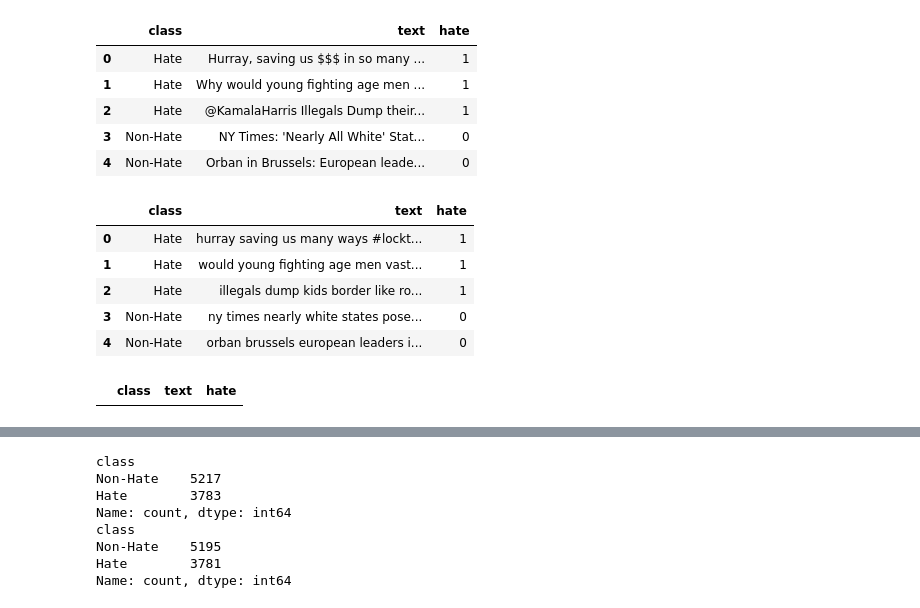
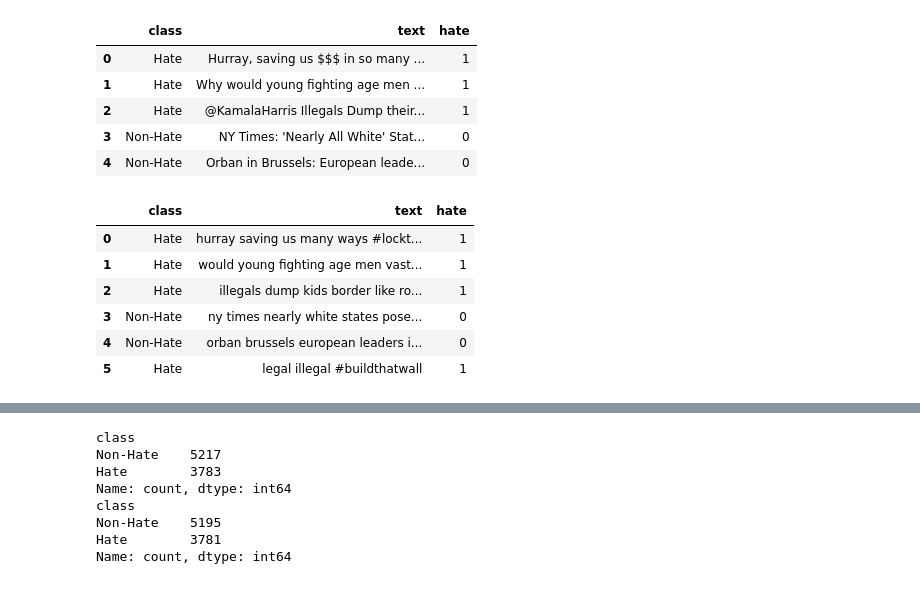
Before and after one commit to yclee98/Hate-speech-detection, a Jupyter notebook: dataset.ipynb, the cells around one changed output, grey strips where cells are left out. Cells and saved outputs as stored; diff of their text form; code cells hidden in the pictures.

```diff
--- a/dataset.ipynb
+++ b/dataset.ipynb
@@ -179,6 +182,6 @@ def clean(text):
 # %%
-cleaned_df = pd.read_csv("Dataset/SE2019/cleaned_data1.csv")
-cleaned_df.head()
+df = pd.read_csv(filepath+"data_needed.csv")
+df.head()
 # %% [output]
 |  | class | text | hate |
 | 0 | Hate | Hurray, saving us $$$ in so many ... | 1 |
@@ -187,16 +190,14 @@ cleaned_df.head()
 | 3 | Non-Hate | NY Times: 'Nearly All White' Stat... | 0 |
 | 4 | Non-Hate | Orban in Brussels: European leade... | 0 |
 # %%
-cleaned_df['text'] = cleaned_df['text'].apply(clean)
-cleaned_df.head(5)
+# clean
+df['text'] = df['text'].apply(clean)
+df.head(6)
 # %% [output]
 |  | class | text | hate |
 | 0 | Hate | hurray saving us many ways #lockt... | 1 |
 | 1 | Hate | would young fighting age men vast... | 1 |
 | 2 | Hate | illegals dump kids border like ro... | 1 |
 | 3 | Non-Hate | ny times nearly white states pose... | 0 |
 | 4 | Non-Hate | orban brussels european leaders i... | 0 |
+| 5 | Hate | legal illegal #buildthatwall | 1 |
-# %%
-cleaned_df[cleaned_df['text'] == " "]
-# %% [output]
-|  | class | text | hate |
```
Also changed, not shown: parts of 24 cells of this notebook, 10 other files.
